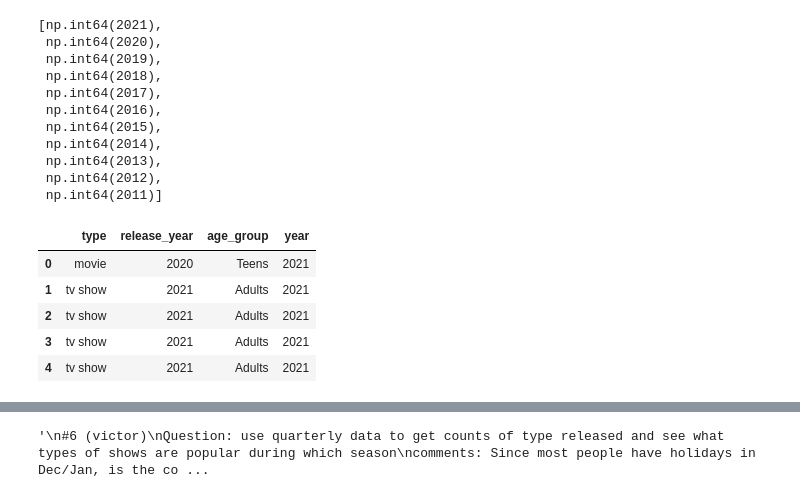
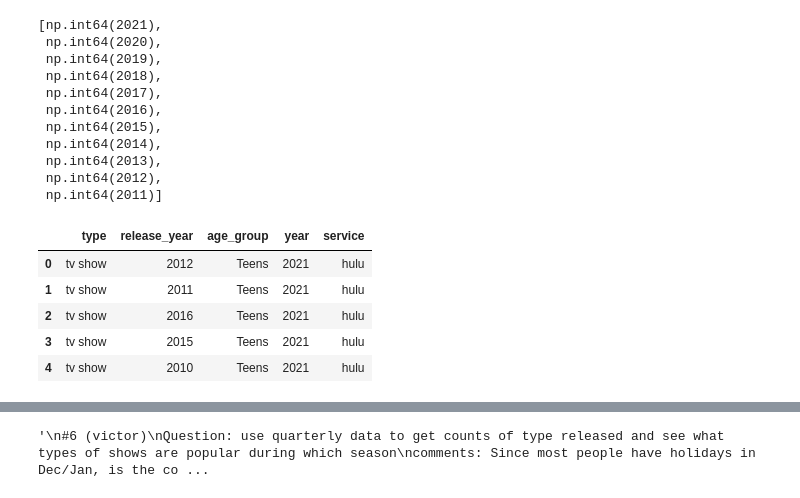
Before and after one commit to RickyMiura/Netflix-Hulu-EDA, a Jupyter notebook: victor_visuals.ipynb, the cells around one changed output, grey strips where cells are left out. Cells and saved outputs as stored; diff of their text form; code cells hidden in the pictures.

```diff
--- a/victor_visuals.ipynb
+++ b/victor_visuals.ipynb
@@ -32,2 +36,4 @@ memory usage: 1.2+ MB
+# %%
+df = pd.read_csv('combined_data.csv')
 # %%
 df['date_added'] = pd.to_datetime(df['date_added'], errors='coerce')
@@ -124,14 +140,14 @@ age_groups = {
 
 df['age_group'] = df['rating'].map(age_groups)
 # %%
-filther_col = ['type', 'release_year', 'age_group', 'year']
+filther_col = ['type', 'release_year', 'age_group', 'year', 'service']
 df_age = df[filther_col]
 df_age.head()
 # %% [output]
-|  | type | release_year | age_group | year |
-| 0 | movie | 2020 | Teens | 2021 |
-| 1 | tv show | 2021 | Adults | 2021 |
-| 2 | tv show | 2021 | Adults | 2021 |
-| 3 | tv show | 2021 | Adults | 2021 |
-| 4 | tv show | 2021 | Adults | 2021 |
+|  | type | release_year | age_group | year | service |
+| 0 | tv show | 2012 | Teens | 2021 | hulu |
+| 1 | tv show | 2011 | Teens | 2021 | hulu |
+| 2 | tv show | 2016 | Teens | 2021 | hulu |
+| 3 | tv show | 2015 | Teens | 2021 | hulu |
+| 4 | tv show | 2010 | Teens | 2021 | hulu |
 # %%
```
Also changed, not shown: parts of 12 cells of this notebook.
